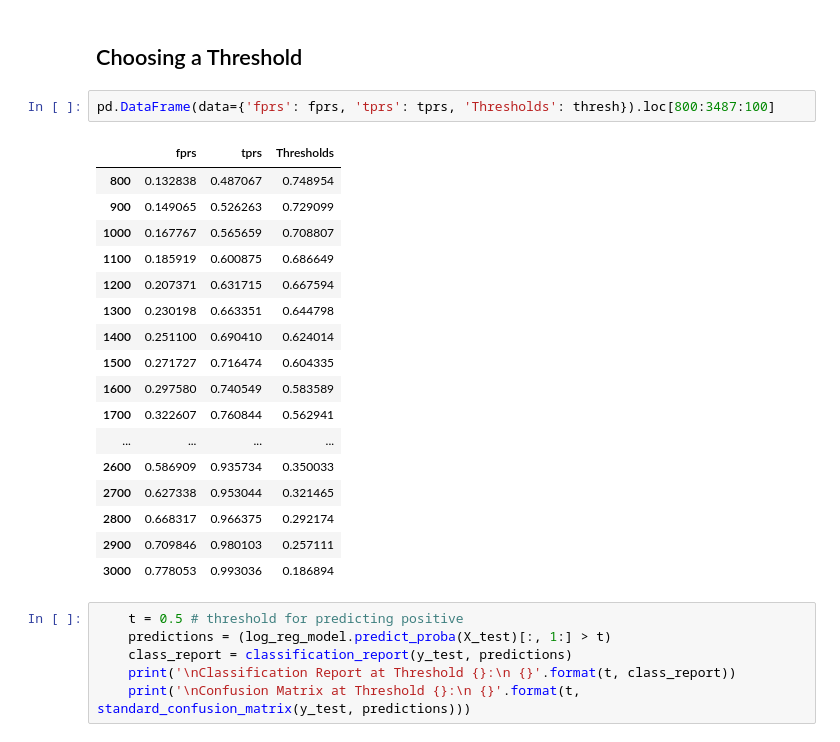
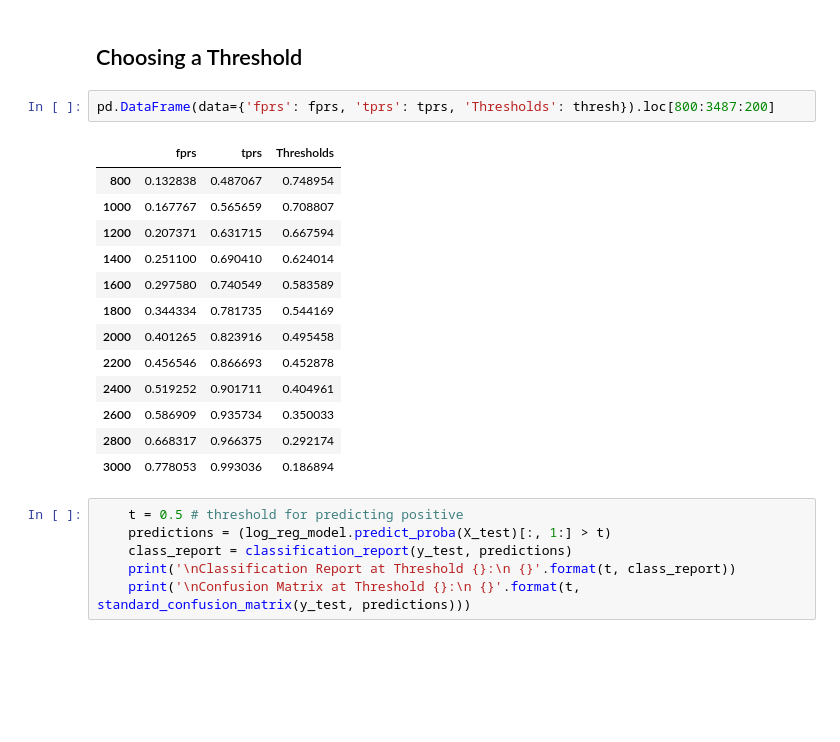
Before and after one commit to jeremymiller00/Predicting-Success-in-Online-Education, a Jupyter notebook: models/logistic_regression_completion_first_quarter.ipynb, the cells around one changed output. Saved outputs shown, nothing was run; the diff lists cells and outputs as text; blank space fills up the shorter version.

```diff
--- a/models/logistic_regression_completion_first_quarter.ipynb
+++ b/models/logistic_regression_completion_first_quarter.ipynb
@@ -211,24 +201,20 @@ The top twenty features affecting completion are:
 # %% [markdown]
 ## Choosing a Threshold
 # %%
-pd.DataFrame(data={'fprs': fprs, 'tprs': tprs, 'Thresholds': thresh}).loc[800:3487:100]
+pd.DataFrame(data={'fprs': fprs, 'tprs': tprs, 'Thresholds': thresh}).loc[800:3487:200]
 # %% [output]
 |  | fprs | tprs | Thresholds |
 | 800 | 0.132838 | 0.487067 | 0.748954 |
-| 900 | 0.149065 | 0.526263 | 0.729099 |
 | 1000 | 0.167767 | 0.565659 | 0.708807 |
-| 1100 | 0.185919 | 0.600875 | 0.686649 |
 | 1200 | 0.207371 | 0.631715 | 0.667594 |
-| 1300 | 0.230198 | 0.663351 | 0.644798 |
 | 1400 | 0.251100 | 0.690410 | 0.624014 |
-| 1500 | 0.271727 | 0.716474 | 0.604335 |
 | 1600 | 0.297580 | 0.740549 | 0.583589 |
-| 1700 | 0.322607 | 0.760844 | 0.562941 |
-| ... | ... | ... | ... |
+| 1800 | 0.344334 | 0.781735 | 0.544169 |
+| 2000 | 0.401265 | 0.823916 | 0.495458 |
+| 2200 | 0.456546 | 0.866693 | 0.452878 |
+| 2400 | 0.519252 | 0.901711 | 0.404961 |
 | 2600 | 0.586909 | 0.935734 | 0.350033 |
-| 2700 | 0.627338 | 0.953044 | 0.321465 |
 | 2800 | 0.668317 | 0.966375 | 0.292174 |
-| 2900 | 0.709846 | 0.980103 | 0.257111 |
 | 3000 | 0.778053 | 0.993036 | 0.186894 |
 # %%
     t = 0.5 # threshold for predicting positive
```
Also changed, not shown: parts of 15 cells of this notebook, 4 other files.
